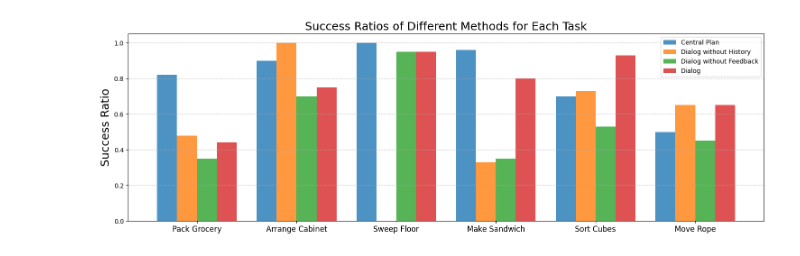
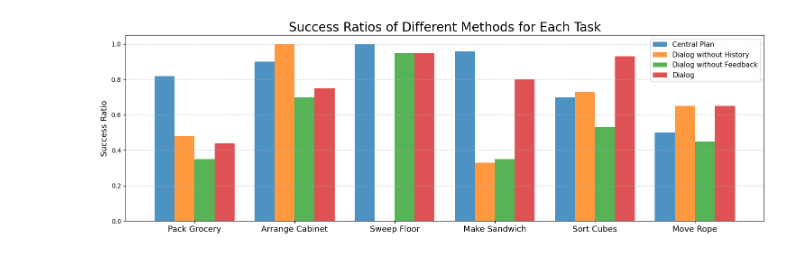
Before and after one commit to HansDampf37/Large-Language-Models-in-Robotics-a-case-study, a Jupyter notebook: roco_experiments.ipynb, the cells around one changed output. Cells and saved outputs as stored; diff of their text form; code cells hidden in the pictures.

```diff
--- a/roco_experiments.ipynb
+++ b/roco_experiments.ipynb
@@ -42,35 +42,36 @@ width = 0.2  # Bar width
 fig, ax = plt.subplots(figsize=(15, 5))
 
 for i, method in enumerate(methods):
     ax.bar(
         x + i * width,
         success_ratios[method],
         width,
         label=method,
         alpha=0.8
     )
 
 # Formatting
-font_title = {'fontsize': 18}
-font_labels = {'fontsize': 18}
+font_title = {'fontsize': 20}
+font_labels = {'fontsize': 13}
+font_legend = {'fontsize': 11}
 
 # Adjusted x-ticks to be centralized under the grouped bars
 ax.set_xticks(x + width * (len(methods) - 1) / 2)
-ax.set_xticklabels(tasks, ha="center", fontsize=12)
+ax.set_xticklabels(tasks, ha="center", **font_labels)
 
 ax.set_ylabel("Success Ratio", **font_labels)
 ax.set_title("Success Ratios of Different Methods for Each Task", **font_title)
-ax.legend(loc="best")
+ax.legend(loc="best", **font_legend)
 ax.grid(axis="y", linestyle="--", alpha=0.7)
 
 # Ensure the 'images' directory exists
 os.makedirs("images", exist_ok=True)
 
 # Save the plot as a PNG file in the 'images' directory before displaying it
 fig.savefig("images/roco_experiments.png")
 
 # Show plot
 plt.tight_layout()
 plt.show()
 # %% [output]
-[figure, old version]
+[figure, new version]
```
Also changed, not shown: 3 other files.
